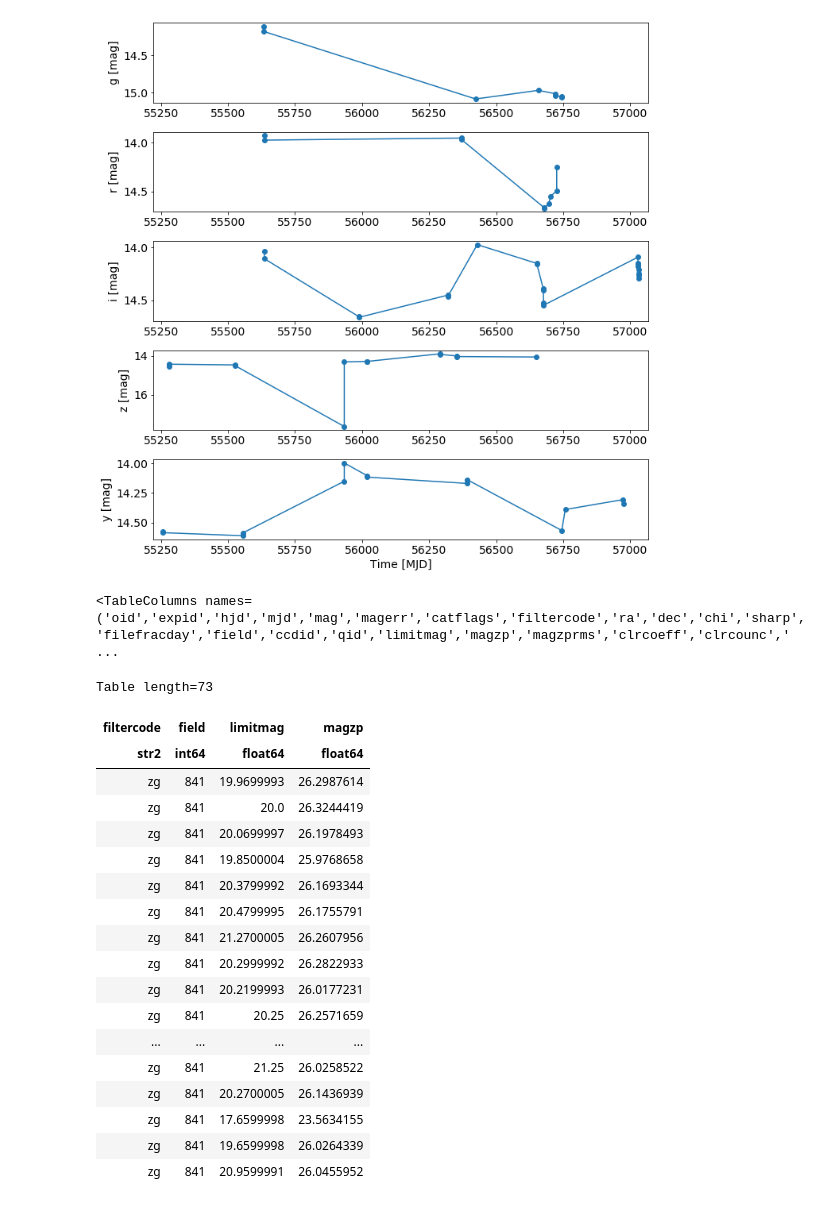
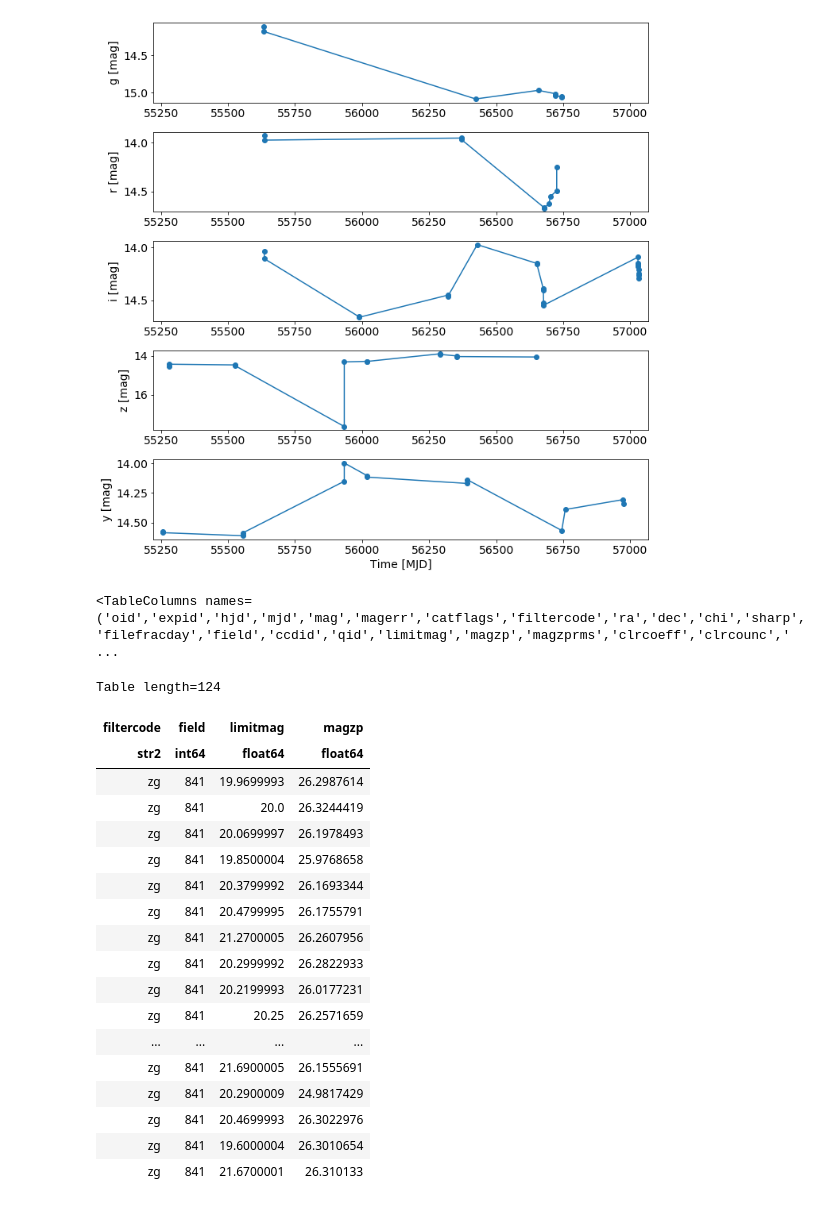
Before and after one commit to fernandezeric/LightCurvesApi, a Jupyter notebook: LightCurvesNotebook/prueba alfa.ipynb, the cells around one changed output. Saved outputs shown, nothing was run; the diff lists cells and outputs as text; code cells hidden in the pictures.

```diff
--- a/LightCurvesNotebook/prueba alfa.ipynb
+++ b/LightCurvesNotebook/prueba alfa.ipynb
@@ -32,8 +32,7 @@ def consulta_hms(hms,radius,format,catalog):
     return r
 # %%
 #consulta por grados
-# consulta_degree(139.33444972,68.6350604,0.0002777,'csv','ztf,ps1')
-rdg = consulta_degree(139.33444972,68.6350604,0.0002777,'votable','ztf')
+rdg = consulta_degree(139.33444972,68.6350604,0.0002777,'csv','ztf')
 # %%
 # clave de catalogos consultados
 catalog = rdg.json().keys()
@@ -121,29 +171,29 @@ if 'curve_ps1' in catalog:
 # %% [output]
 [figure]
 # %%
-tabla = ascii.read(rdg.json()['curve_ztf']['841108100002803'],  format='csv', guess=False)
-print(tabla.columns)
-tabla['filtercode','field','limitmag','magzp']
+tabla_ztf = ascii.read(rdg.json()['curve_ztf']['841108100002803'],  format='csv', guess=False)
+print(tabla_ztf.columns)
+tabla_ztf['filtercode','field','limitmag','magzp']
 # %% [output]
 <TableColumns names=('oid','expid','hjd','mjd','mag','magerr','catflags','filtercode','ra','dec','chi','sharp','filefracday','field','ccdid','qid','limitmag','magzp','magzprms','clrcoeff','clrcounc',' ...
-Table length=73
+Table length=124
 | filtercode | field | limitmag | magzp |
 | str2 | int64 | float64 | float64 |
 | zg | 841 | 19.9699993 | 26.2987614 |
 | zg | 841 | 20.0 | 26.3244419 |
 | zg | 841 | 20.0699997 | 26.1978493 |
 | zg | 841 | 19.8500004 | 25.9768658 |
 | zg | 841 | 20.3799992 | 26.1693344 |
 | zg | 841 | 20.4799995 | 26.1755791 |
 | zg | 841 | 21.2700005 | 26.2607956 |
 | zg | 841 | 20.2999992 | 26.2822933 |
 | zg | 841 | 20.2199993 | 26.0177231 |
 | zg | 841 | 20.25 | 26.2571659 |
 | ... | ... | ... | ... |
-| zg | 841 | 21.25 | 26.0258522 |
-| zg | 841 | 20.2700005 | 26.1436939 |
-| zg | 841 | 17.6599998 | 23.5634155 |
-| zg | 841 | 19.6599998 | 26.0264339 |
-| zg | 841 | 20.9599991 | 26.0455952 |
+| zg | 841 | 21.6900005 | 26.1555691 |
+| zg | 841 | 20.2900009 | 24.9817429 |
+| zg | 841 | 20.4699993 | 26.3022976 |
+| zg | 841 | 19.6000004 | 26.3010654 |
+| zg | 841 | 21.6700001 | 26.310133 |
 # %%
 'mag{}'.format(tabla['filtercode'][0])
```
Also changed, not shown: parts of 10 cells of this notebook, 2 other files.
